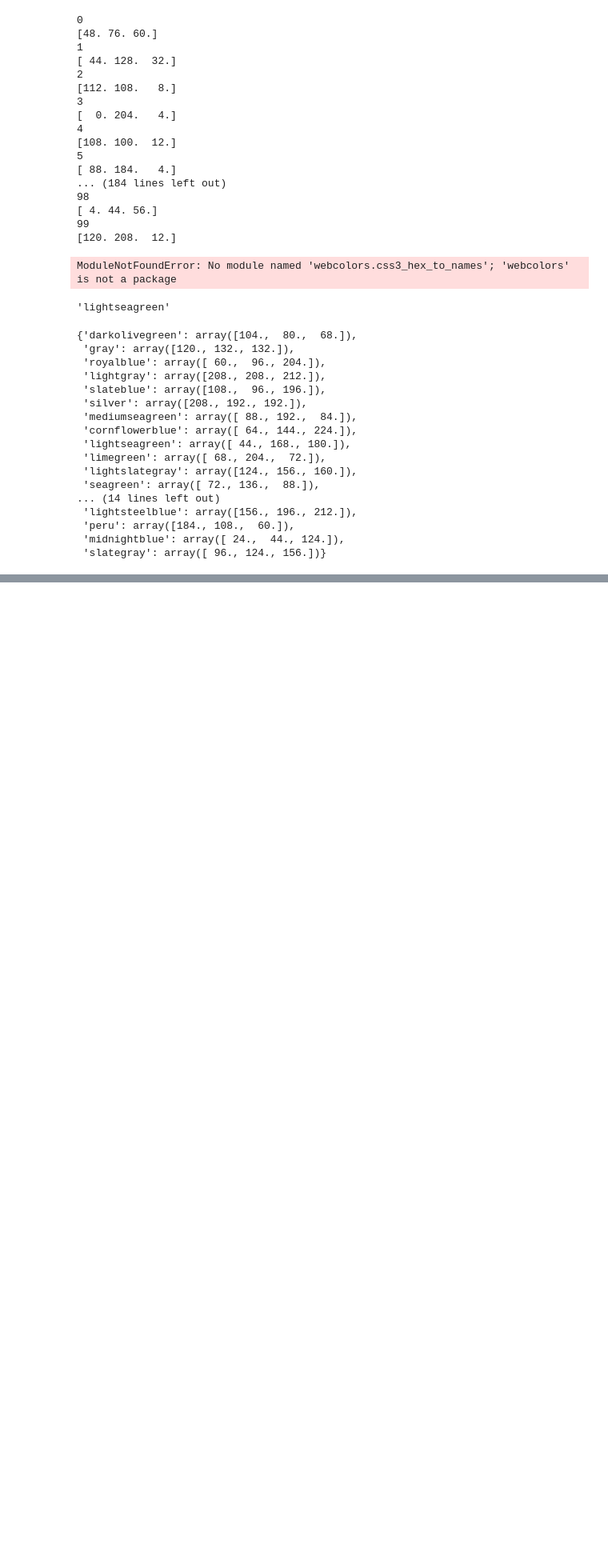
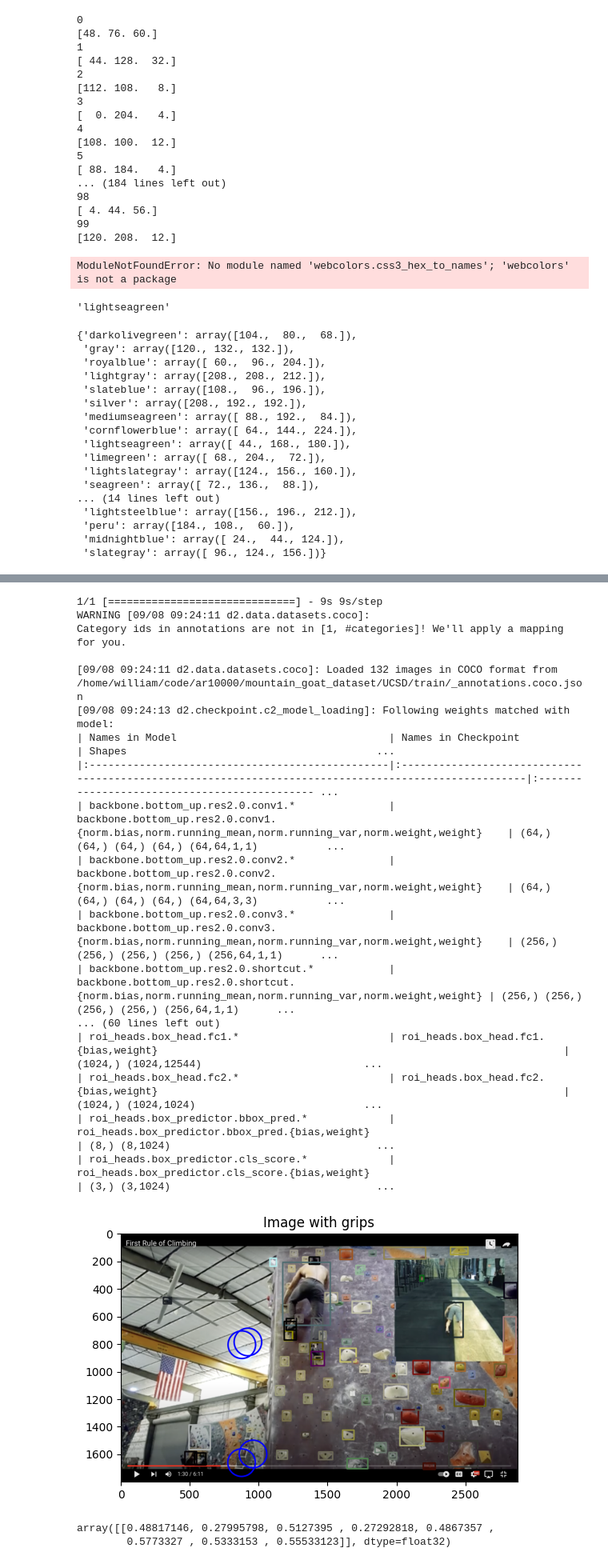
Before and after one commit to ar10000/mountain_goat, a Jupyter notebook: notebooks/color_classification_2.ipynb, the cells around one changed output, grey strips where cells are left out. Shown at 80% size. Saved outputs shown, nothing was run; the diff lists cells and outputs as text; code cells hidden in the pictures; blank space fills up the shorter version.

```diff
--- a/notebooks/color_classification_2.ipynb
+++ b/notebooks/color_classification_2.ipynb
@@ -273,4 +258,6 @@ color_names
  'midnightblue': array([ 24.,  44., 124.]),
  'slategray': array([ 96., 124., 156.])}
 # %%
-def get_color(img, outputs)
+grip_model = '/home/william/code/ar10000/mountain_goat/raw_data/output/model_final.pth'
+next_position(grip_model)
+# %% [output]
@@ -276,0 +276,20 @@ def get_color(img, outputs)
+1/1 [==============================] - 9s 9s/step
+WARNING [09/08 09:24:11 d2.data.datasets.coco]:
+Category ids in annotations are not in [1, #categories]! We'll apply a mapping for you.
+
+[09/08 09:24:11 d2.data.datasets.coco]: Loaded 132 images in COCO format from /home/william/code/ar10000/mountain_goat_dataset/UCSD/train/_annotations.coco.json
+[09/08 09:24:13 d2.checkpoint.c2_model_loading]: Following weights matched with model:
+| Names in Model                                  | Names in Checkpoint                                                                                  | Shapes                                        ...
+|:------------------------------------------------|:-----------------------------------------------------------------------------------------------------|:--------------------------------------------- ...
+| backbone.bottom_up.res2.0.conv1.*               | backbone.bottom_up.res2.0.conv1.{norm.bias,norm.running_mean,norm.running_var,norm.weight,weight}    | (64,) (64,) (64,) (64,) (64,64,1,1)           ...
+| backbone.bottom_up.res2.0.conv2.*               | backbone.bottom_up.res2.0.conv2.{norm.bias,norm.running_mean,norm.running_var,norm.weight,weight}    | (64,) (64,) (64,) (64,) (64,64,3,3)           ...
+| backbone.bottom_up.res2.0.conv3.*               | backbone.bottom_up.res2.0.conv3.{norm.bias,norm.running_mean,norm.running_var,norm.weight,weight}    | (256,) (256,) (256,) (256,) (256,64,1,1)      ...
+| backbone.bottom_up.res2.0.shortcut.*            | backbone.bottom_up.res2.0.shortcut.{norm.bias,norm.running_mean,norm.running_var,norm.weight,weight} | (256,) (256,) (256,) (256,) (256,64,1,1)      ...
+... (60 lines left out)
+| roi_heads.box_head.fc1.*                        | roi_heads.box_head.fc1.{bias,weight}                                                                 | (1024,) (1024,12544)                          ...
+| roi_heads.box_head.fc2.*                        | roi_heads.box_head.fc2.{bias,weight}                                                                 | (1024,) (1024,1024)                           ...
+| roi_heads.box_predictor.bbox_pred.*             | roi_heads.box_predictor.bbox_pred.{bias,weight}                                                      | (8,) (8,1024)                                 ...
+| roi_heads.box_predictor.cls_score.*             | roi_heads.box_predictor.cls_score.{bias,weight}                                                      | (3,) (3,1024)                                 ...
+[figure, added]
+array([[0.48817146, 0.27995798, 0.5127395 , 0.27292818, 0.4867357 ,
+        0.5773327 , 0.5333153 , 0.55533123]], dtype=float32)
```
Also changed, not shown: parts of 3 cells of this notebook, 7 other files.
